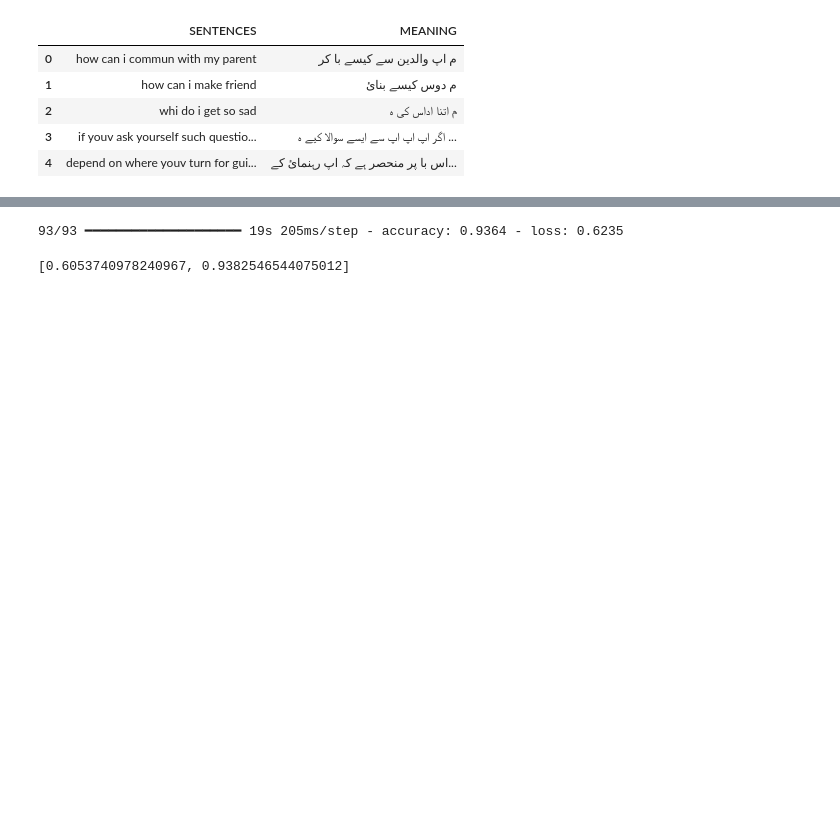
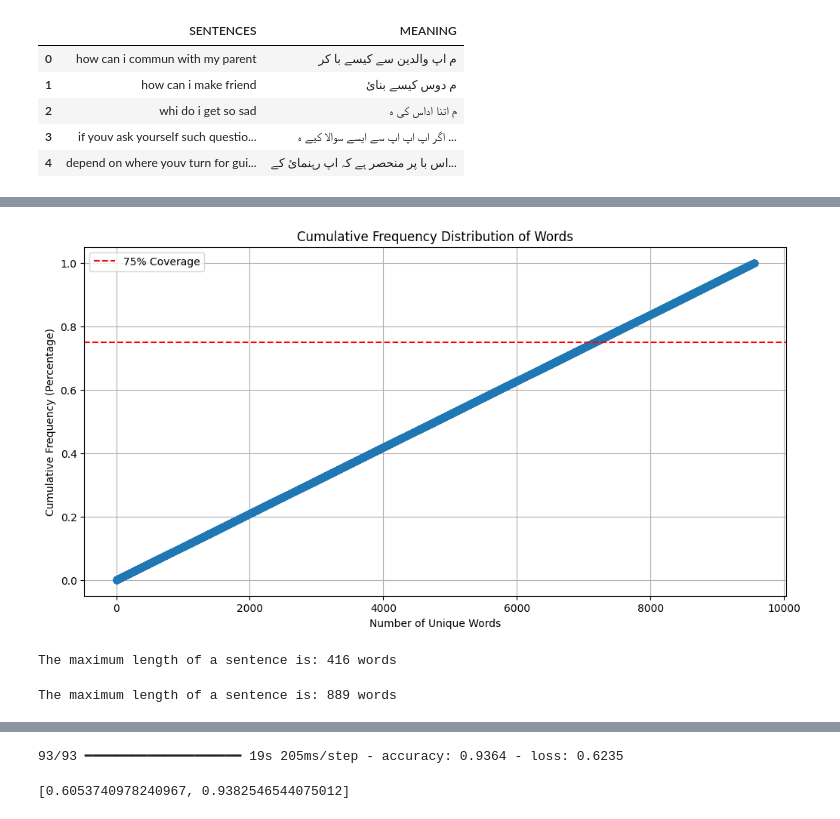
Before and after one commit to SheikhMudassarHanif/NLP, a Jupyter notebook: TextTranslationRNN.ipynb, the cells around one changed output, grey strips where cells are left out. Cells and saved outputs as stored; diff of their text form; code cells hidden in the pictures; blank space fills up the shorter version.

```diff
--- a/TextTranslationRNN.ipynb
+++ b/TextTranslationRNN.ipynb
@@ -370,0 +365,66 @@ model.evaluate(test_padded,padded_test_labels)
+# %%
+import pandas as pd
+import numpy as np
+import matplotlib.pyplot as plt
+from tensorflow.keras.preprocessing.text import Tokenizer
+from collections import Counter
+
+# Load your training dataset
+# train_data = pd.read_csv('your_train_dataset.csv')  # Adjust the filename as needed
+
+# Combine all sentences into a single list
+sentences = train['MEANING'].values  # Adjust the column name if necessary
+
+# Tokenize the sentences
+tokenizer = Tokenizer()
+tokenizer.fit_on_texts(sentences)
+
+# Get word frequency count
+word_counts = Counter(tokenizer.word_index.keys())
+word_freq = np.array(list(word_counts.values()))
+
+# Sort frequencies
+sorted_freq = np.sort(word_freq)[::-1]  # Sort in descending order
+
+# Calculate cumulative frequency
+cumulative_freq = np.cumsum(sorted_freq)
+
+# Normalize the cumulative frequency
+cumulative_freq_norm = cumulative_freq / cumulative_freq[-1]
+
+# Plot the cumulative frequency distribution
+plt.figure(figsize=(12, 6))
+plt.plot(cumulative_freq_norm, marker='o')
+plt.title('Cumulative Frequency Distribution of Words')
+plt.xlabel('Number of Unique Words')
+plt.ylabel('Cumulative Frequency (Percentage)')
+plt.grid()
+plt.axhline(y=0.75, color='r', linestyle='--', label='75% Coverage')
+plt.legend()
+plt.show()
+# %% [output]
+[figure, added]
+# %%
+sentences = train['SENTENCES '].values  # Adjust the column name if necessary
+
+# Calculate the lengths of the sentences
+train_input_lengths = [len(sentence.split()) for sentence in sentences]
+
+# Find the maximum length
+max_length = max(train_input_lengths)
+
+print(f"The maximum length of a sentence is: {max_length} words")
+# %% [output]
+The maximum length of a sentence is: 416 words
+# %%
+sentences = train['MEANING'].values  # Adjust the column name if necessary
+
+# Calculate the lengths of the sentences
+train_target_lengths = [len(sentence.split()) for sentence in sentences]
+
+# Find the maximum length
+max_length = max(train_target_lengths)
+
+print(f"The maximum length of a sentence is: {max_length} words")
+# %% [output]
+The maximum length of a sentence is: 889 words
```
Also changed, not shown: parts of 67 cells of this notebook.
